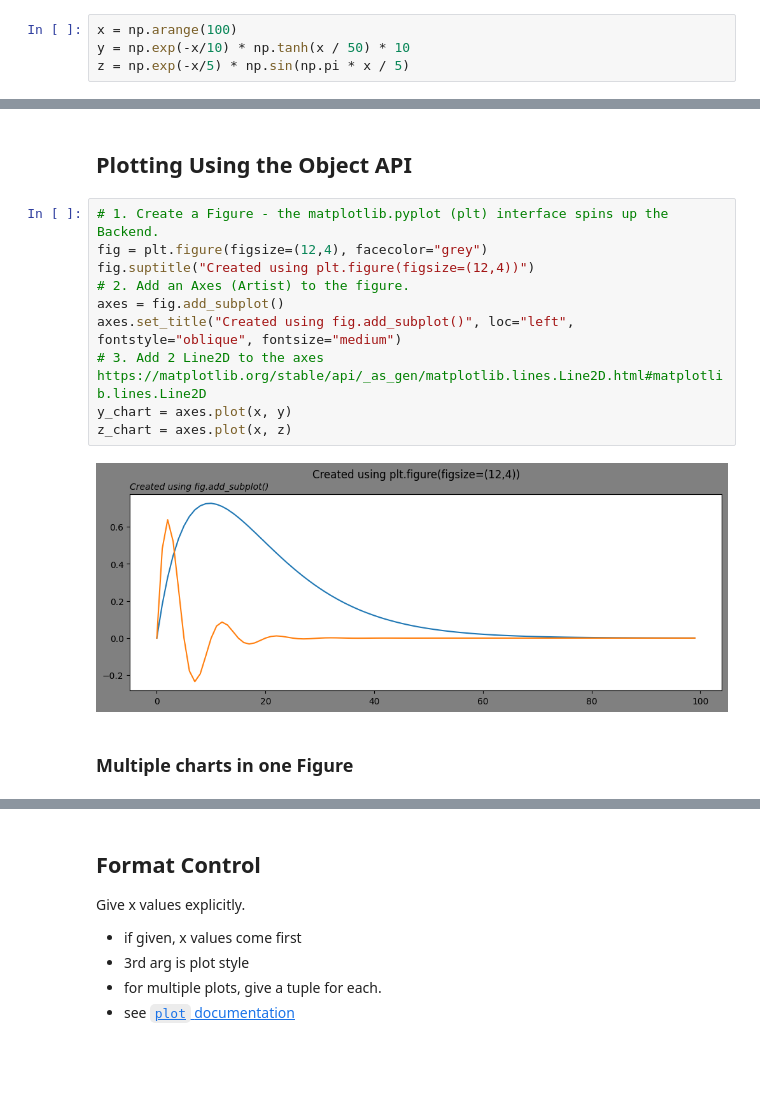
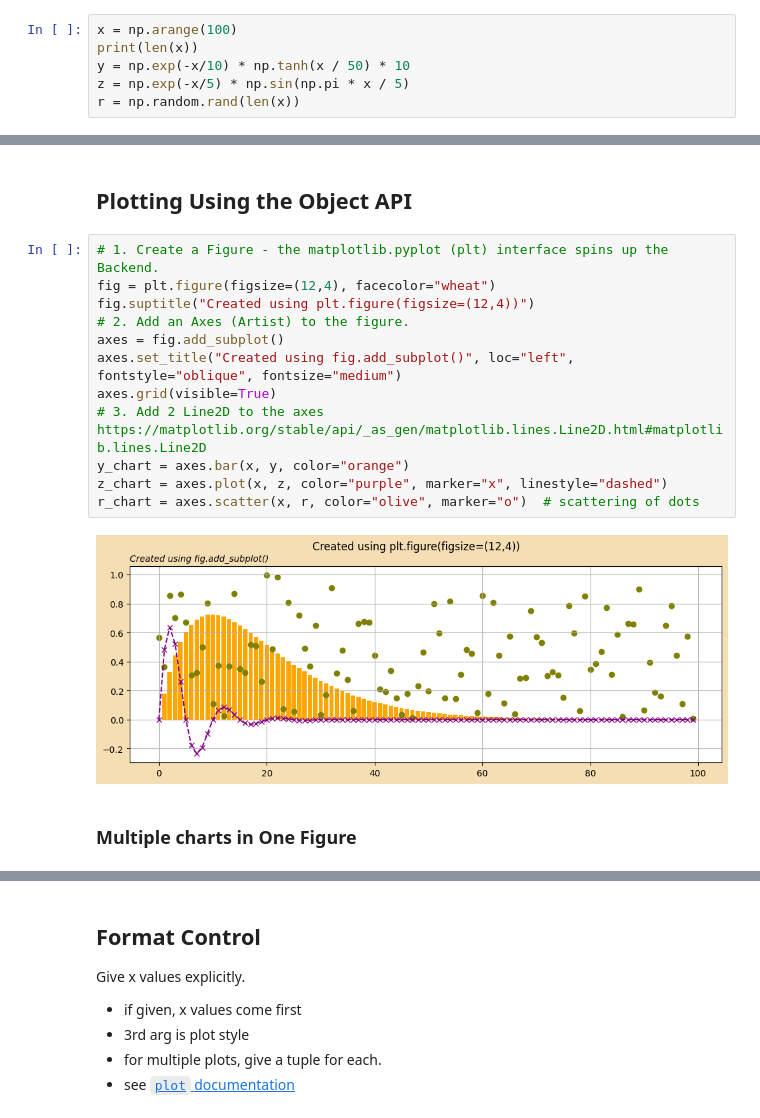
Before and after one commit to ghst659/sml00, a Jupyter notebook: mpl_data.ipynb, the cells around one changed output, grey strips where cells are left out. Drawn from its saved outputs; the diff is of its cells as text; blank space fills up the shorter version.

```diff
--- a/mpl_data.ipynb
+++ b/mpl_data.ipynb
@@ -13,5 +13,7 @@ import numpy as np
 Define a data set
 # %%
 x = np.arange(100)
+print(len(x))
 y = np.exp(-x/10) * np.tanh(x / 50) * 10
 z = np.exp(-x/5) * np.sin(np.pi * x / 5)
+r = np.random.rand(len(x))
@@ -28,18 +32,20 @@ plt.show()
 ## Plotting Using the Object API
 # %%
 # 1. Create a Figure - the matplotlib.pyplot (plt) interface spins up the Backend.
-fig = plt.figure(figsize=(12,4), facecolor="grey")
+fig = plt.figure(figsize=(12,4), facecolor="wheat")
 fig.suptitle("Created using plt.figure(figsize=(12,4))")
 # 2. Add an Axes (Artist) to the figure.
 axes = fig.add_subplot()
 axes.set_title("Created using fig.add_subplot()", loc="left", fontstyle="oblique", fontsize="medium")
+axes.grid(visible=True)
 # 3. Add 2 Line2D to the axes https://matplotlib.org/stable/api/_as_gen/matplotlib.lines.Line2D.html#matplotlib.lines.Line2D
-y_chart = axes.plot(x, y)
-z_chart = axes.plot(x, z)
+y_chart = axes.bar(x, y, color="orange")
+z_chart = axes.plot(x, z, color="purple", marker="x", linestyle="dashed")
+r_chart = axes.scatter(x, r, color="olive", marker="o")  # scattering of dots
 # %% [output]
-[figure, old version]
+[figure, new version]
 # %% [markdown]
-### Multiple charts in one Figure
+### Multiple charts in One Figure
 # %%
 multi_fig, multi_axes = plt.subplots(nrows=1, ncols=2, figsize=(12, 4), layout="constrained")
 print(len(multi_axes), multi_axes[0])
```
Also changed, not shown: parts of 7 cells of this notebook.
